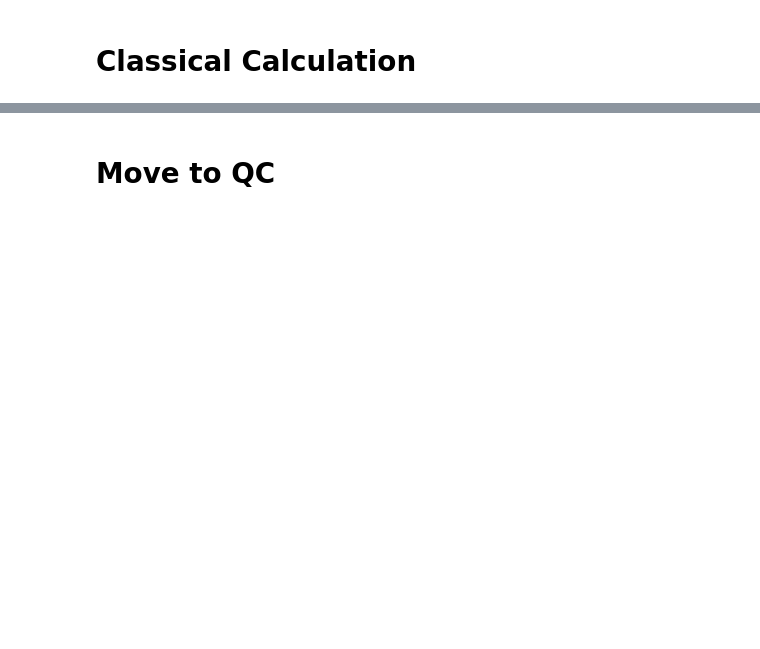
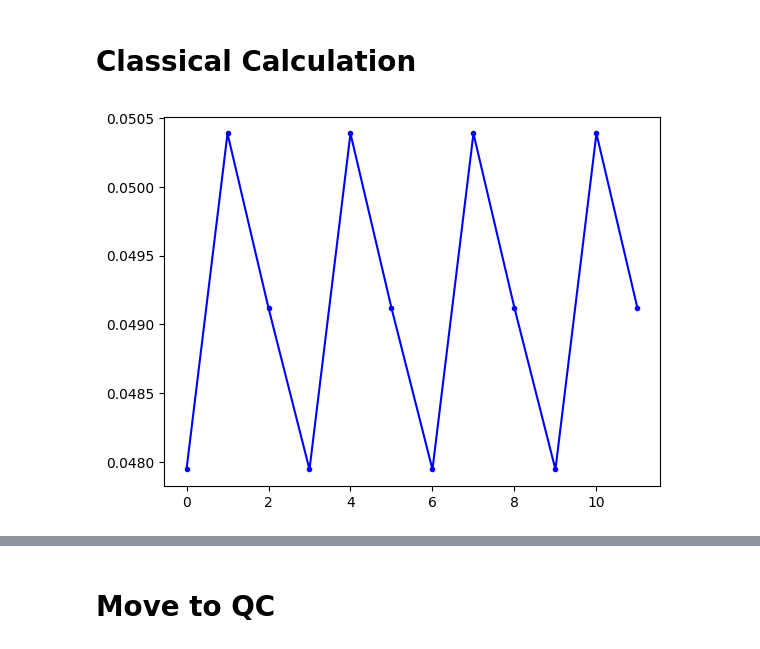
Before and after one commit to zhiyaol/string-breaking, a Jupyter notebook: Flow.ipynb, the cells around one changed output, grey strips where cells are left out. Saved outputs shown, nothing was run; the diff lists cells and outputs as text; code cells hidden in the pictures; blank space fills up the shorter version.

```diff
--- a/Flow.ipynb
+++ b/Flow.ipynb
@@ -6,23 +34,38 @@ angles_from_vqe = np.array([ 0.0310549 ,  0.08593939, -0.0328307 , -0.18265392,
+# %%
+def vqe_form(angles,nq):
+    it = iter(angles)
+    mat = sp.sparse.identity(2**nq)
+    for i in range(len(angles)):
+        angle = next(it)
+        mat @= PYP(angle,nq)
+    return mat
 # %% [markdown]
 # Classical Calculation
+# %%
+nQQ = 12
 # %%
 
 # Generate Fake Vacuum
-fake_vac = np.ndarray.flatten(ft.reduce(sp.sparse.kron, [[1,0]]* nq).toarray())
+def fake_vac(nq):
+    return sp.sparse.csr_array(ft.reduce(sp.sparse.kron, [[1.,0.]]* nq).toarray()).transpose()
 # %%
 
 # Turn on 3 links in the middle
-def activate(init):
+def activate(init,nq): # init is a function of nq
     if nq <= 5: raise Exception (" Size of system too small. Operate on number of qubits >= 6")
     loc = (nq-5) // 2
-
-    act_mat = pad_op(loc, nq, sp.linalg.expm(ft.reduce(sp.sparse.krom,[proj0,x,x,x,proj0])),5) # needs change
-
-    return act_mat.dot(init)
+    P0XXXP0 = sp.sparse.linalg.expm(-1j * math.pi/2* ft.reduce(sp.sparse.kron,[proj0,x,x,x,proj0]))
+    act_mat =ft.reduce(sp.sparse.kron, [sp.sparse.identity(2**(loc)),P0XXXP0,sp.sparse.identity(2**(nq-loc-5))])
+    return act_mat.dot(init(nQQ))
 
 # Unitary evolution on any initial with angles found in VQE1 to establish true vaccum
-def true_vac(init):
-    vqe_form(angles_from_vqe).dot(fake_vac)
+def true_vac(state,nq):
+    return vqe_form(angles_from_vqe,nq).dot(state)
 
 # Initialize State
-initial = true_vac(activate(fake_vac))
+vacuum = true_vac(fake_vac(nQQ),nQQ)
+initial = true_vac(activate(fake_vac,nQQ),nQQ)
+# %%
+plot_E_per_site(vacuum,nQQ)
+# %% [output]
+[figure, added]
```
Also changed, not shown: parts of 11 cells of this notebook, 3 other files.
